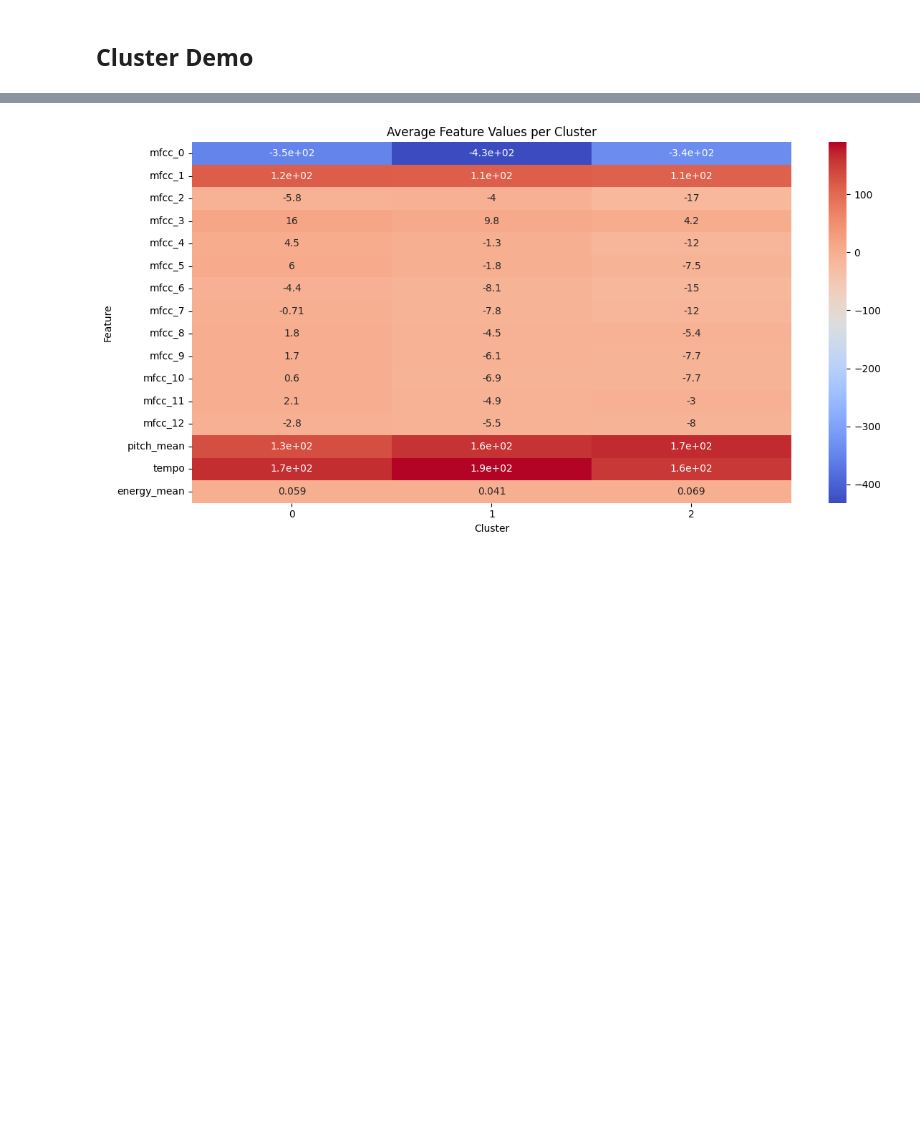
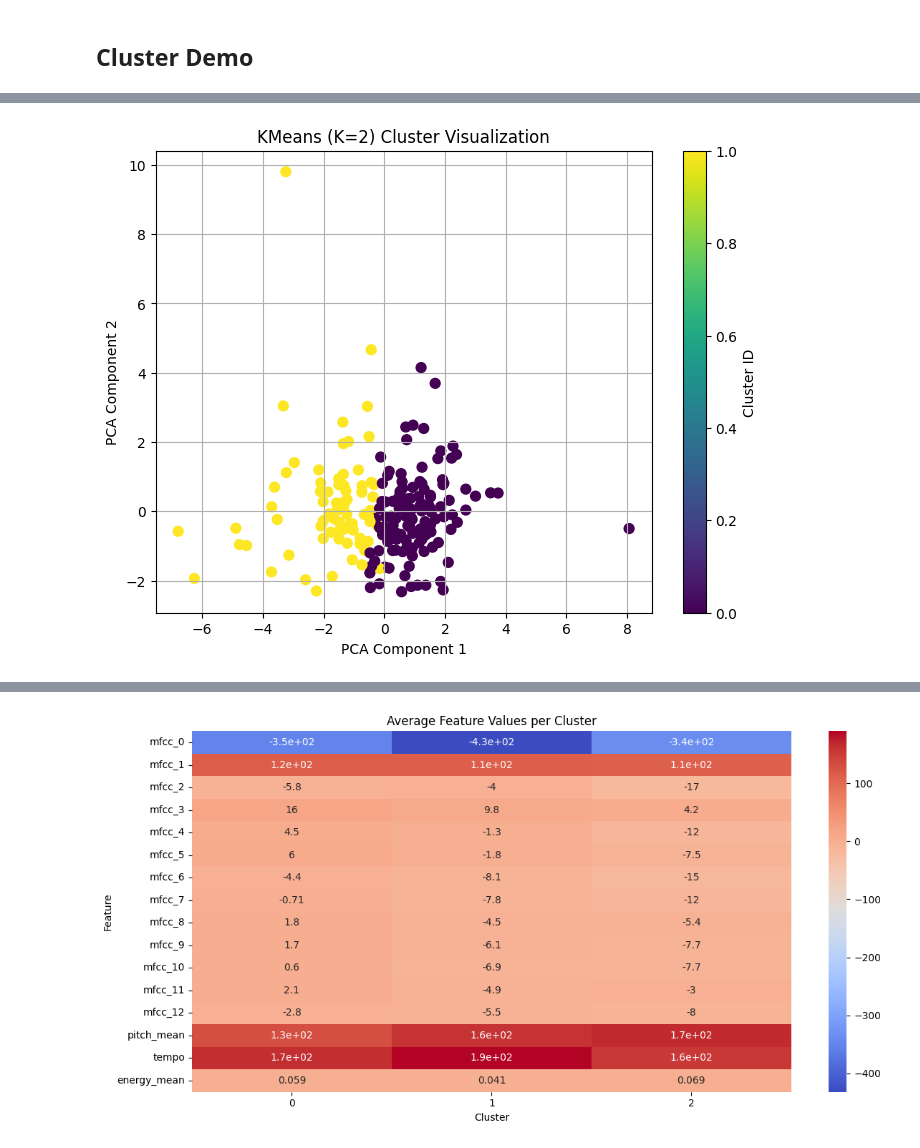
Before and after one commit to lkhellah/speech-clustering, a Jupyter notebook: demo-notebook.ipynb, the cells around one changed output, grey strips where cells are left out. Drawn from its saved outputs; the diff is of its cells as text; code cells hidden in the pictures; blank space fills up the shorter version.

Commit message:
project completed

```diff
--- a/demo-notebook.ipynb
+++ b/demo-notebook.ipynb
@@ -112,0 +149,23 @@ information and possible workarounds, please see
+# %%
+# plotting k = 2 clustering
+from sklearn.decomposition import PCA
+import matplotlib.pyplot as plt
+
+# Use PCA to reduce to 2D only for visualization (not used for clustering)
+pca = PCA(n_components=2)
+X_vis = pca.fit_transform(X_scaled)
+
+# Plot clusters on 2D PCA projection
+plt.figure(figsize=(8, 6))
+plt.scatter(X_vis[:, 0], X_vis[:, 1], c=clusters, cmap='viridis', s=50)
+plt.title("KMeans (K=2) Cluster Visualization")
+plt.xlabel("PCA Component 1")
+plt.ylabel("PCA Component 2")
+plt.colorbar(label="Cluster ID")
+plt.grid(True)
+plt.show()
+
+# This plot uses PCA only to reduce the high-dimensional feature space to 2D for visualization.
+# Clustering itself was performed on the full, standardized feature set.
+# %% [output]
+[figure, added]
```
Also changed, not shown: parts of 18 cells of this notebook, 3 other files.
